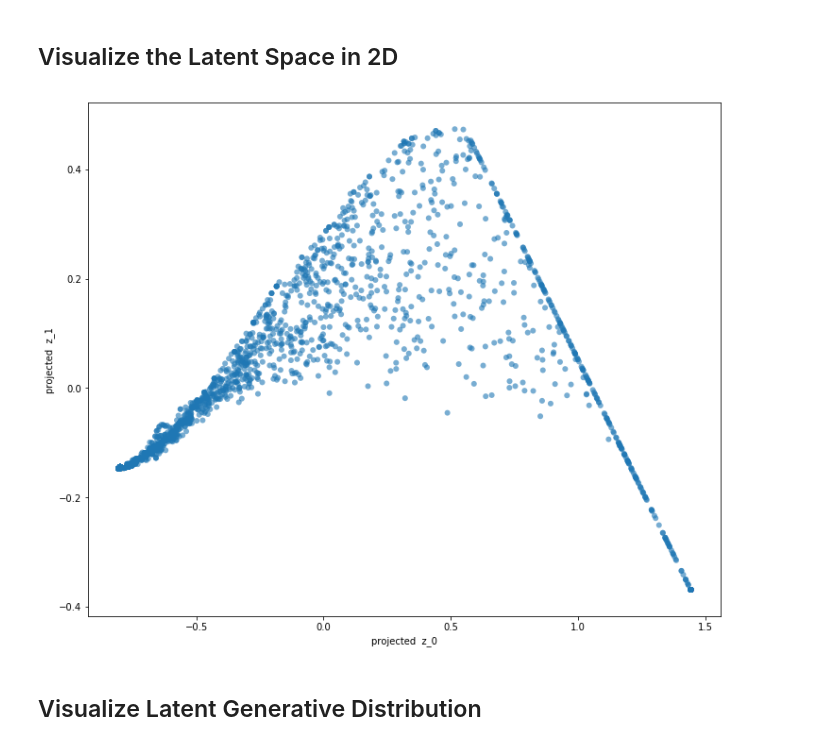
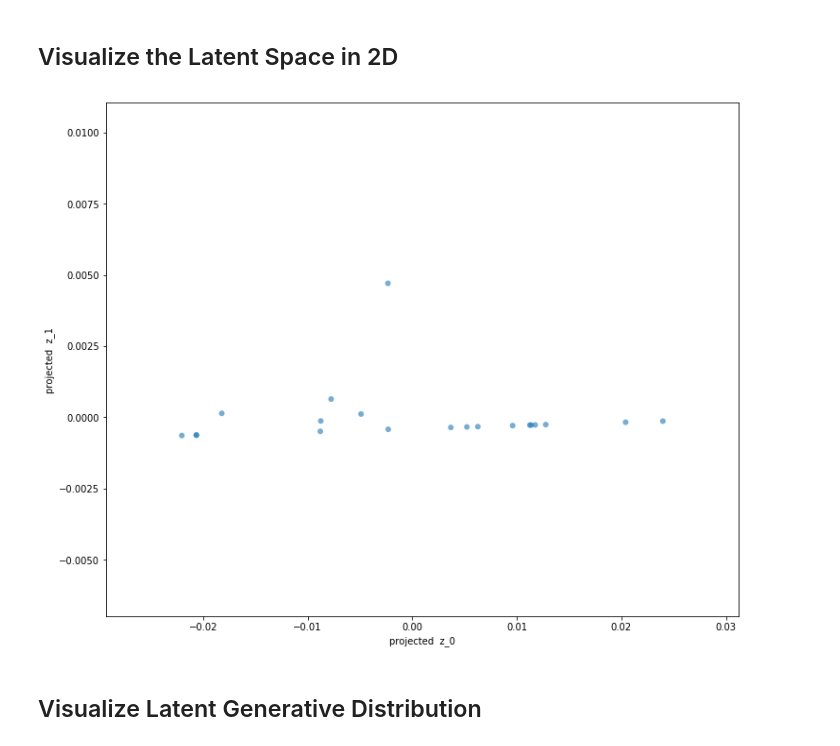
Before and after one commit to niklasstoehr/thesis, a Jupyter notebook: 2_ER.ipynb, the cells around one changed output. Cells and saved outputs as stored; diff of their text form; code cells hidden in the pictures.

Commit message:
refactoring and supporting functions

```diff
--- a/2_ER.ipynb
+++ b/2_ER.ipynb
@@ -246,7 +97,7 @@ def generate_data(dataArgs):
 
         g, a = sort_adjacency(g)
         a = pad_matrix(a, dataArgs["n_max"], dataArgs["diag_value"])  # pad adjacency matrix to allow less nodes than n_max and fill diagonal
-        a_transformed = upper_triangle(a, diag_offset = dataArgs["diag_offset"])
+        a_transformed = reshape_A(a, diag_offset = dataArgs["diag_offset"])
 
 
         ## Generate Ground Truth features____________________________________
@@ -282,7 +133,7 @@ def generate_data(dataArgs):
 
     return G,T,input_shape,output_shape
 
-dataArgs = {"n_graphs": 10000, "n_max": 24, "fix_n": False, "diag_offset": -1, "diag_value": 1, "clip": True}  #"diag_offset" - 1 == full adjacency
+dataArgs = {"n_graphs": 100, "n_max": 24, "fix_n": False, "diag_offset": -1, "diag_value": 1, "clip": True}  #"diag_offset" - 1 == full adjacency
 G, T, input_shape, output_shape = generate_data(dataArgs)
 # %% [output]
 [interactive output not drawn]
@@ -952,59 +747,9 @@ Mutual Information Gap: 0.5489964203105384
 # %% [markdown]
 ## Visualize the Latent Space in 2D
-# %%
-analyzeArgs = {"save_plots": False}
-
-
-def analyze_latent_space(analyzeArgs, modelArgs, models,data,batch_size=128,model_name="vae_graph"):
-
-    """Plots labels and data as a function of the 2D latent vector
-    # Arguments
-        models (tuple): encoder and decoder models
-        data (tuple): test data and label
-        batch_size (int): prediction batch size
-        model_name (string): which model is using this function
-    """
-
-    if modelArgs["latent_dim"] > 1:
-
-        encoder, decoder = models  # trained models
-        x_test, y_test = data
-
-
-        ## ENCODER - 2D Digit Classes _________________________________________
-
-        # display a 2D plot of the digit classes in the latent space
-        z_mean, _, _ = encoder.predict(x_test, batch_size = batch_size)
-
-
-        ## DIMENSIONALITY REDUCTION _______________________
-
-        pca = PCA(n_components=2)
-        projected_z = pca.fit_transform(z_mean)
-
-        ## toDO: add t-SNE
-
-        plt.figure(figsize=(12, 10))
-        #plt.scatter(projected_z[:, 0], projected_z[:, 1], c=y_test[:0], edgecolor='none', alpha=0.6)
-        plt.scatter(projected_z[:, 0], projected_z[:, 1], edgecolor='none', alpha=0.6)
-        plt.xlabel('projected  z_0')
-        plt.ylabel('projected  z_1')
-        #plt.colorbar()
-
-
-        if analyzeArgs["save_plots"] == True:
-                os.makedirs(model_name, exist_ok=True)
-                filename = os.path.join(model_name, "vae_mean.png")
-                plt.savefig(filename)
-
-    else:
-        print("latent_dim needs to be larger than 1")
-
-
-## PLOT RESULTS ________________________________________
-
-analyze_latent_space(analyzeArgs, modelArgs, models, data, batch_size=trainArgs["batch_size"], model_name="vae_mlp")
-# %% [output]
-[figure, removed]
+# %%
+analyzeArgs = {"save_plots": False}
+vis2D(analyzeArgs, modelArgs, models, data, batch_size=trainArgs["batch_size"], model_name="vae_mlp")
+# %% [output]
+[figure, added]
 # %% [markdown]
 ## Visualize Latent Generative Distribution
```
Also changed, not shown: parts of 16 cells of this notebook, 5 other files.
